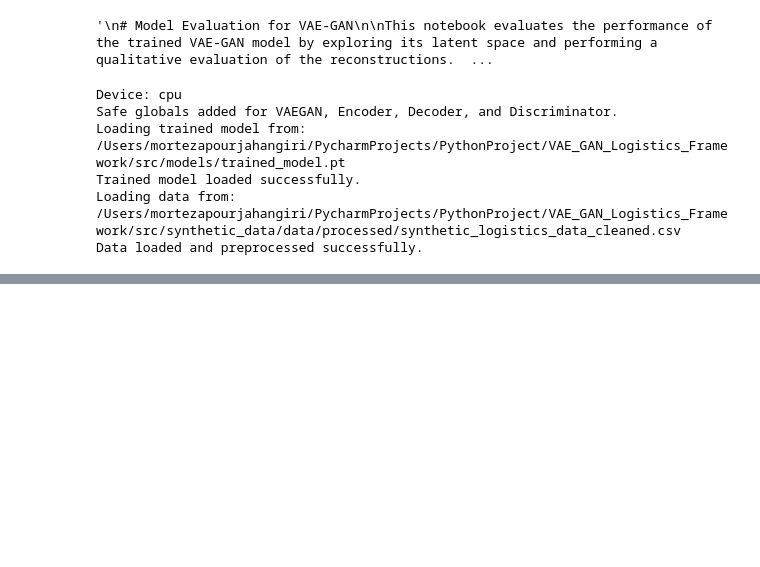
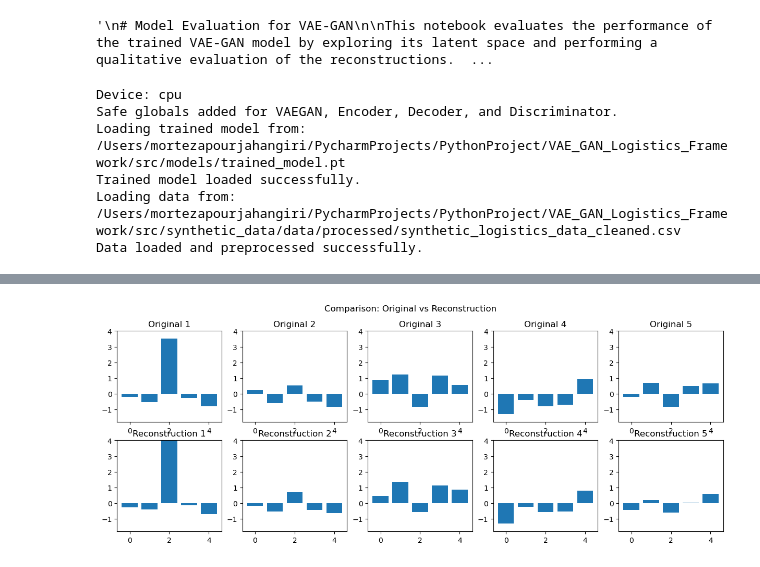
Before and after one commit to mortezabarcelona/VAE_GAN_Logistics_Framework, a Jupyter notebook: notebooks/Model_Evaluation.ipynb, the cells around one changed output, grey strips where cells are left out. Drawn from its saved outputs; the diff is of its cells as text; code cells hidden in the pictures; blank space fills up the shorter version.

Commit message:
model evaluation added and trained model saved

```diff
--- a/notebooks/Model_Evaluation.ipynb
+++ b/notebooks/Model_Evaluation.ipynb
@@ -162,20 +167,23 @@ plt.show()
 # %%
-# Cell 5: Qualitative Evaluation - Numeric Comparison of Reconstructions
+# Cell 5: Qualitative Evaluation – Numerical Comparison of Reconstructions
 
-num_examples = 5  # Number of examples to visualize
+# Choose a number of examples to evaluate (e.g., 5)
+num_examples = 5
+
 with torch.no_grad():
-    # Get a few sample data points from the training dataset.
+    # Get a few samples from the data tensor (we're using the first num_examples samples)
     sample_data = data_tensor[:num_examples].to(device)
-    # Forward pass through the model.
+    # Pass the samples through the trained model to get reconstructions.
     recon_data, _, _, _ = trained_model(sample_data)
 
-# Convert tensors to NumPy arrays.
-sample_data = sample_data.cpu().numpy()
-recon_data = recon_data.cpu().numpy()
+# Convert the tensor data to NumPy arrays for easier printing.
+sample_data_np = sample_data.cpu().numpy()
+recon_data_np = recon_data.cpu().numpy()
 
-print("Qualitative Evaluation:")
+# Print the numerical comparisons.
+print("Qualitative Evaluation (Numerical Comparison):")
 for i in range(num_examples):
     print(f"Example {i+1}:")
-    print("Original:      ", sample_data[i])
-    print("Reconstruction:", recon_data[i])
+    print("Original:      ", sample_data_np[i])
+    print("Reconstruction:", recon_data_np[i])
     print("-" * 50)
@@ -182,24 +208,29 @@ for i in range(num_examples):
 # %%
-# Cell 6: Qualitative Evaluation - Visual Comparison with Bar Charts
+# Cell 6: Qualitative Evaluation – Visual Comparison of Reconstructions
 
 import matplotlib.gridspec as gridspec
+import matplotlib.pyplot as plt
 
 fig = plt.figure(figsize=(15, 5))
 gs = gridspec.GridSpec(2, num_examples)
 
 for i in range(num_examples):
+    # Plot the original sample in the top row.
     ax0 = fig.add_subplot(gs[0, i])
-    ax0.bar(range(sample_data.shape[1]), sample_data[i])
-    ax0.set_ylim([np.min(sample_data)-0.5, np.max(sample_data)+0.5])
+    ax0.bar(range(sample_data_np.shape[1]), sample_data_np[i])
+    ax0.set_ylim([np.min(sample_data_np)-0.5, np.max(sample_data_np)+0.5])
     ax0.set_title(f"Original {i+1}")
 
+    # Plot the reconstructed sample in the bottom row.
     ax1 = fig.add_subplot(gs[1, i])
-    ax1.bar(range(recon_data.shape[1]), recon_data[i])
-    ax1.set_ylim([np.min(sample_data)-0.5, np.max(sample_data)+0.5])
+    ax1.bar(range(recon_data_np.shape[1]), recon_data_np[i])
+    ax1.set_ylim([np.min(sample_data_np)-0.5, np.max(sample_data_np)+0.5])
     ax1.set_title(f"Reconstruction {i+1}")
 
-plt.suptitle("Comparison: Original vs Reconstructed Data")
+plt.suptitle("Comparison: Original vs Reconstruction")
 plt.show()
+# %% [output]
+[figure, added]
 # %%
 # Cell 7: Conclusions (Markdown)
 """
```
Also changed, not shown: parts of 3 cells of this notebook, 4 other files.
